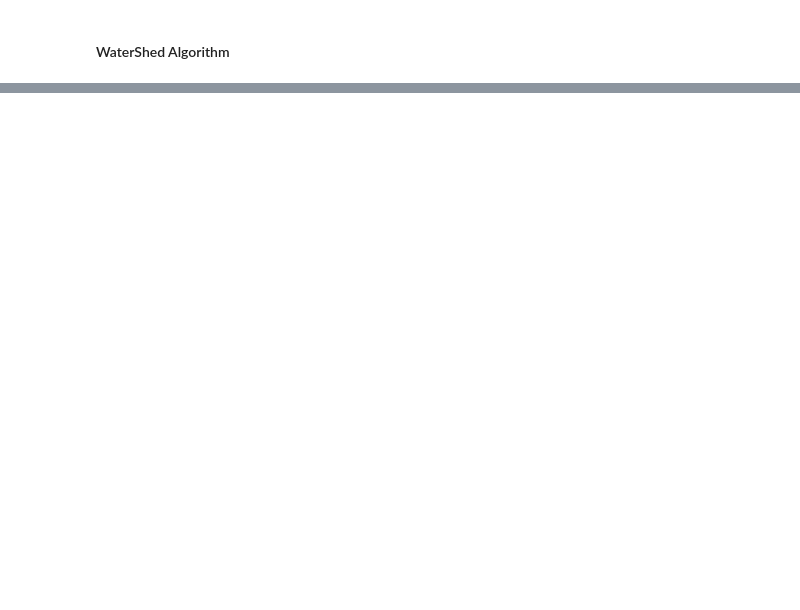
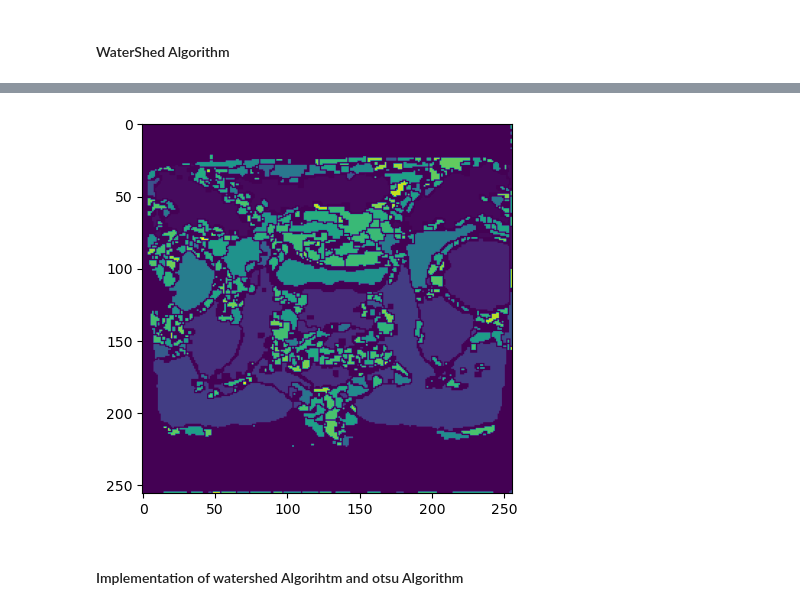
Before and after one commit to Mehrdadt1999/MRI_Preprocessing, a Jupyter notebook: Part3/MRI_preprocessing_part3.ipynb, the cells around one changed output, grey strips where cells are left out. Cells and saved outputs as stored; diff of their text form; code cells hidden in the pictures; blank space fills up the shorter version.

```diff
--- a/Part3/MRI_preprocessing_part3.ipynb
+++ b/Part3/MRI_preprocessing_part3.ipynb
@@ -146,0 +148,10 @@ plt.show()
+# %%
+watershed_image = sitk.MorphologicalWatershed(gradient_image, level=0.1, fullyConnected=True)
+watershed_arr = sitk.GetArrayFromImage(watershed_image)
+
+plt.imshow(watershed_arr[11])
+plt.show()
+# %% [output]
+[figure, added]
+# %% [markdown]
+#### Implementation of watershed Algorihtm and otsu Algorithm
```
Also changed, not shown: parts of 8 cells of this notebook.
